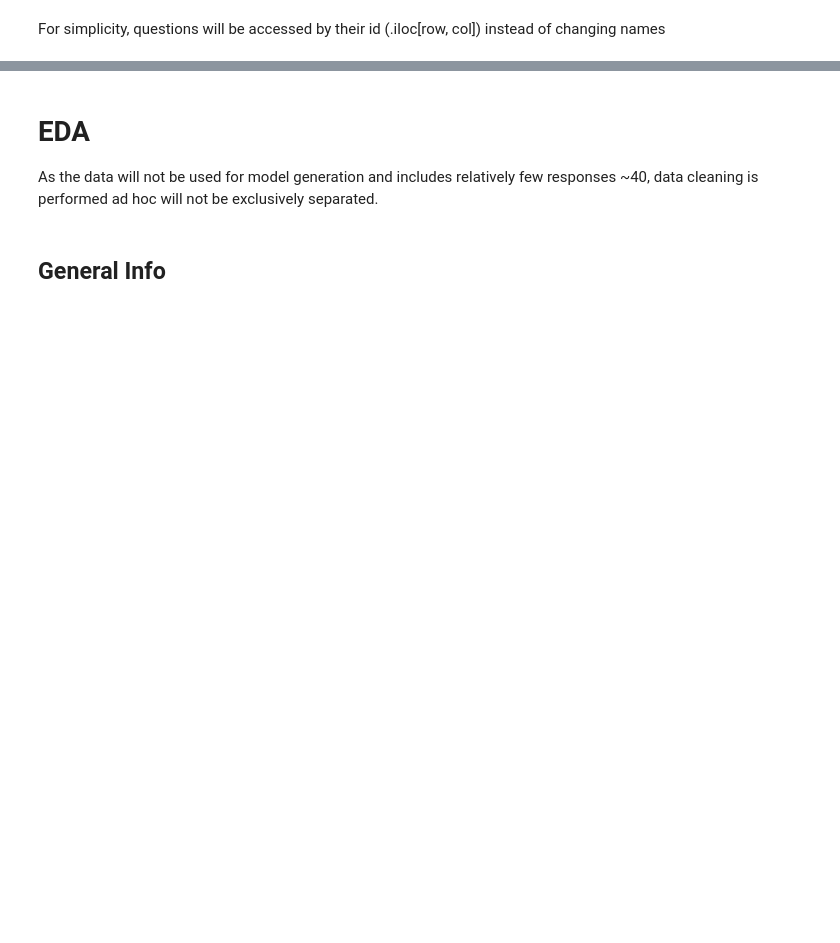
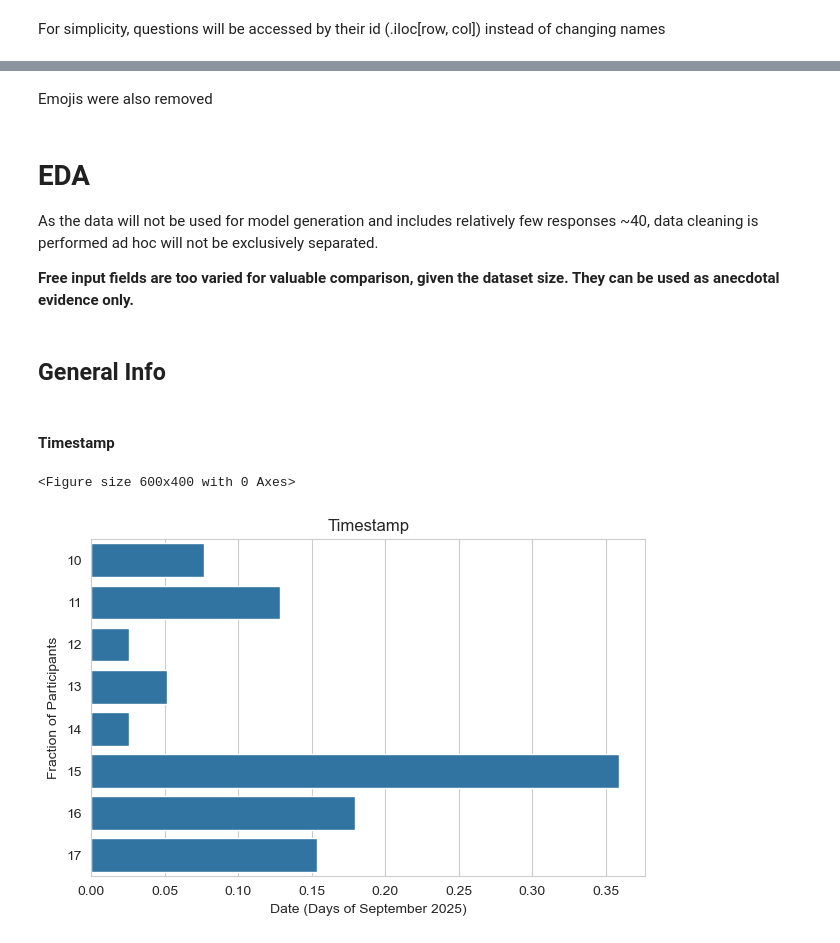
Before and after one commit to Sauciu1/iGEM, a Jupyter notebook: perspective_analysis.ipynb, the cells around one changed output, grey strips where cells are left out. Drawn from its saved outputs; the diff is of its cells as text; code cells hidden in the pictures; blank space fills up the shorter version.

```diff
--- a/perspective_analysis.ipynb
+++ b/perspective_analysis.ipynb
@@ -45,2 +36,6 @@ memory usage: 7.9+ KB
+# %%
+FIGSIZE = (6,4)
+TIGHT_KW = dict(pad=0.1)
+sns.set_style('whitegrid')
 # %% [markdown]
 For simplicity, questions will be accessed by their id (.iloc[row, col]) instead of changing names
@@ -46,0 +78,3 @@ For simplicity, questions will be accessed by their id (.iloc[row, col]) instead
+# %%
+print(df.iloc[39,:].values)  # IGNORE
+df = df.iloc[:39, :]
@@ -47,5 +95,24 @@ For simplicity, questions will be accessed by their id (.iloc[row, col]) instead
+# %% [markdown]
+Emojis were also removed
 # %% [markdown]
 # EDA
 As the data will not be used for model generation and includes relatively few responses ~40, data cleaning is performed ad hoc will not be exclusively separated.
+
+**Free input fields are too varied for valuable comparison, given the dataset size. They can be used as anecdotal evidence only.**
 # %% [markdown]
 ## General Info
+# %% [markdown]
+#### Timestamp
+# %%
+plt.figure(figsize=FIGSIZE)
+dates = pd.to_datetime(df['Timestamp'].dropna(), format="%Y/%m/%d %I:%M:%S %p %Z", errors='coerce').dt.date
+
+
+dates_series = pd.Series([d.day for d in dates])
+df_temp = pd.DataFrame({'day': dates_series})
+fraction_plot(df_temp, 0, df.columns[0])
+plt.xlabel('Date (Days of September 2025)')
+plt.tight_layout(**TIGHT_KW)
+# %% [output]
+<Figure size 600x400 with 0 Axes>
+[figure, added]
```
Also changed, not shown: parts of 80 cells of this notebook, 1 other file.
